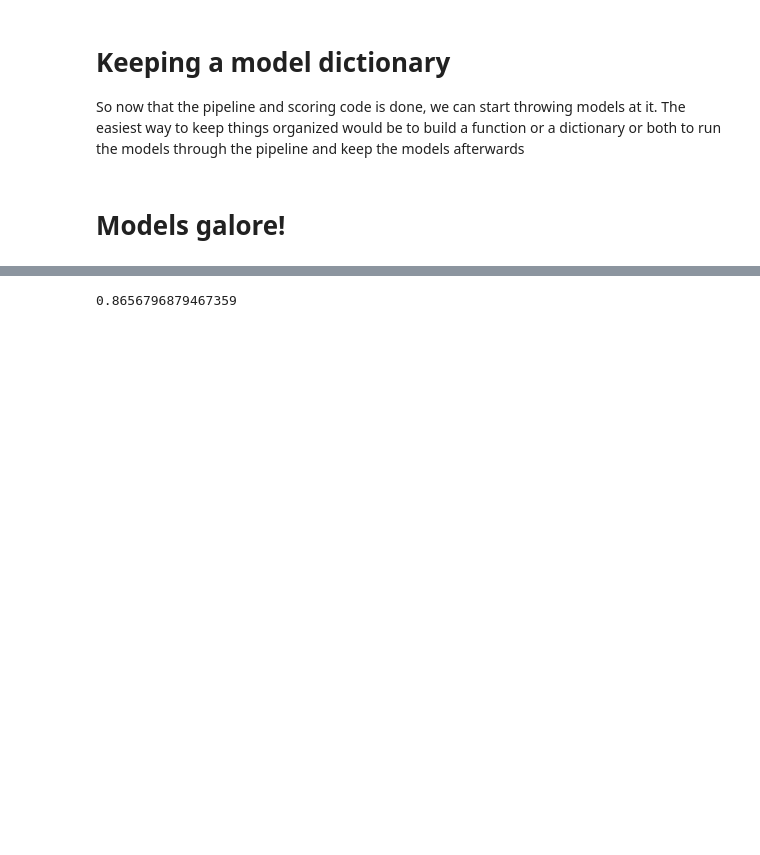
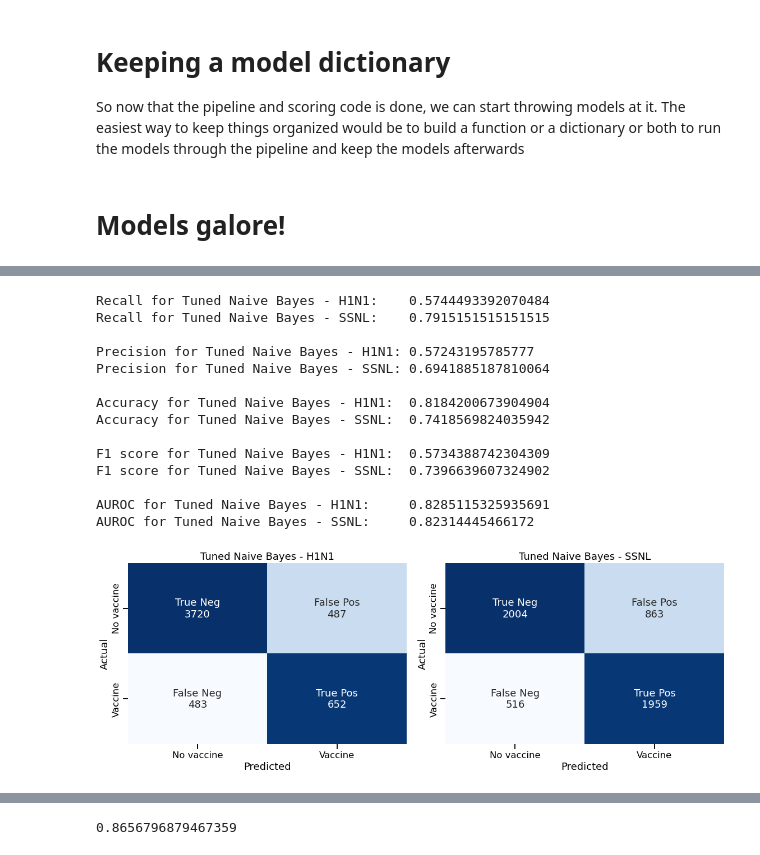
Before and after one commit to jeffbeech/Flu-Shot-Learning, a Jupyter notebook: matt notebook.ipynb, the cells around one changed output, grey strips where cells are left out. Cells and saved outputs as stored; diff of their text form; code cells hidden in the pictures; blank space fills up the shorter version.

```diff
--- a/matt notebook.ipynb
+++ b/matt notebook.ipynb
@@ -713,0 +680,20 @@ AUROC for Seasonal Flu:     0.8547667818752577
+# %%
+# Best Naive Bayes
+
+train_new_model(GaussianNB(var_smoothing=1), 'linear', model_name=['Tuned Naive Bayes - H1N1', 'Tuned Naive Bayes - SSNL'], keep_score=True)
+# %% [output]
+Recall for Tuned Naive Bayes - H1N1:    0.5744493392070484
+Recall for Tuned Naive Bayes - SSNL:    0.7915151515151515
+
+Precision for Tuned Naive Bayes - H1N1: 0.57243195785777
+Precision for Tuned Naive Bayes - SSNL: 0.6941885187810064
+
+Accuracy for Tuned Naive Bayes - H1N1:  0.8184200673904904
+Accuracy for Tuned Naive Bayes - SSNL:  0.7418569824035942
+
+F1 score for Tuned Naive Bayes - H1N1:  0.5734388742304309
+F1 score for Tuned Naive Bayes - SSNL:  0.7396639607324902
+
+AUROC for Tuned Naive Bayes - H1N1:     0.8285115325935691
+AUROC for Tuned Naive Bayes - SSNL:     0.82314445466172
+[figure, added]
```
Also changed, not shown: parts of 42 cells of this notebook, 4 other files.
